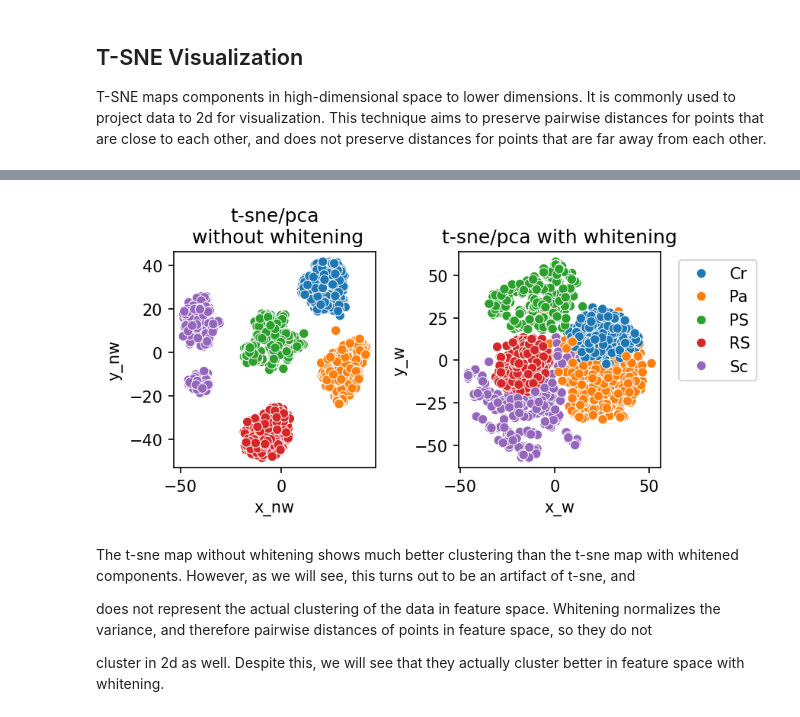
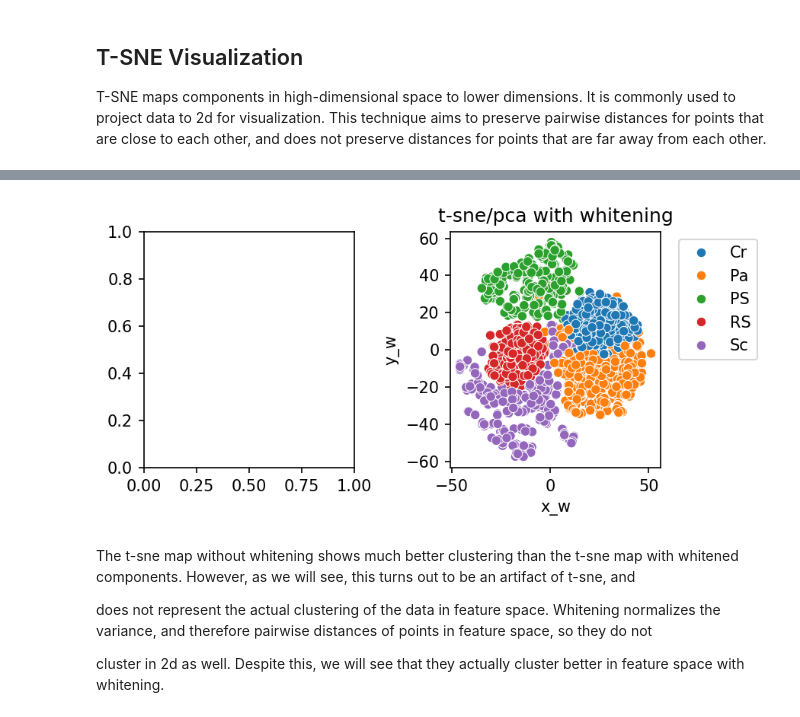
Before and after one commit to amnessa/MECH536, a Jupyter notebook: me_term_project/03_standard.ipynb, the cells around one changed output, grey strips where cells are left out. Saved outputs shown, nothing was run; the diff lists cells and outputs as text; code cells hidden in the pictures.

```diff
--- a/me_term_project/03_standard.ipynb
+++ b/me_term_project/03_standard.ipynb
@@ -122,25 +134,21 @@ x_w_tsne = tsne_w.fit_transform(x)
 # %%
 labels_ordered = le.inverse_transform(range(len(le.mapper)))
 df = pd.DataFrame({'files': files,
-                   'x_nw':x_nw_tsne[:,0],
-                   'y_nw':x_nw_tsne[:,1],
+
                    'x_w': x_w_tsne[:,0],
                   'y_w': x_w_tsne[:,1],
                    'labels': labels,
                   },
                   index=files)
 
 fig, ax = plt.subplots(1,2, figsize=(6,3), dpi=150)
-sns.scatterplot(data=df, x='x_nw', y='y_nw', hue='labels', hue_order=labels_ordered,  ax=ax[0])
 sns.scatterplot(data=df, x='x_w', y='y_w', hue='labels', hue_order=labels_ordered, ax=ax[1])
-ax[0].get_legend().remove()
 ax[1].legend(bbox_to_anchor=(1.05,1))
-ax[0].set_title('t-sne/pca\n without whitening')
 ax[1].set_title('t-sne/pca with whitening')
 fig.tight_layout()
 plt.show()
 # %% [output]
-[figure, old version]
+[figure, new version]
 # %% [markdown]
 The t-sne map without whitening shows much better clustering than the t-sne map with whitened components. However, as we will see, this turns out to be an artifact of t-sne, and
 
```
Also changed, not shown: parts of 6 cells of this notebook, 2 other files.
